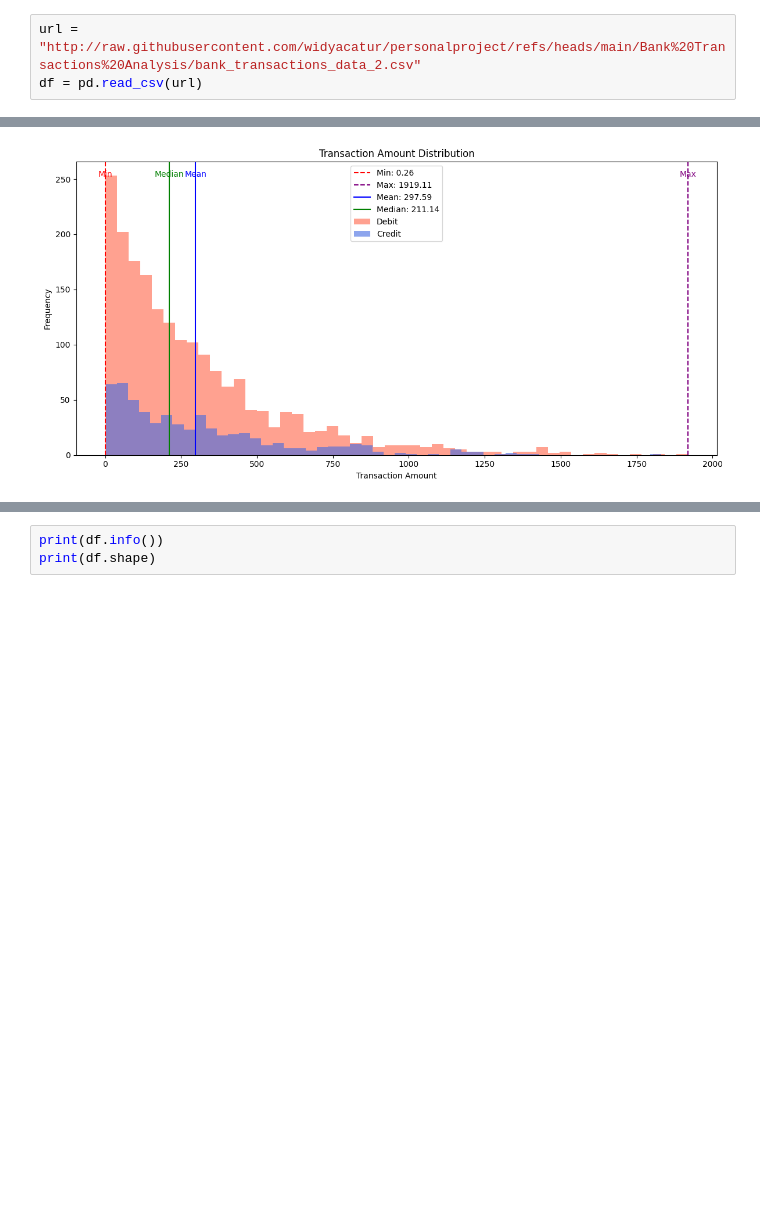
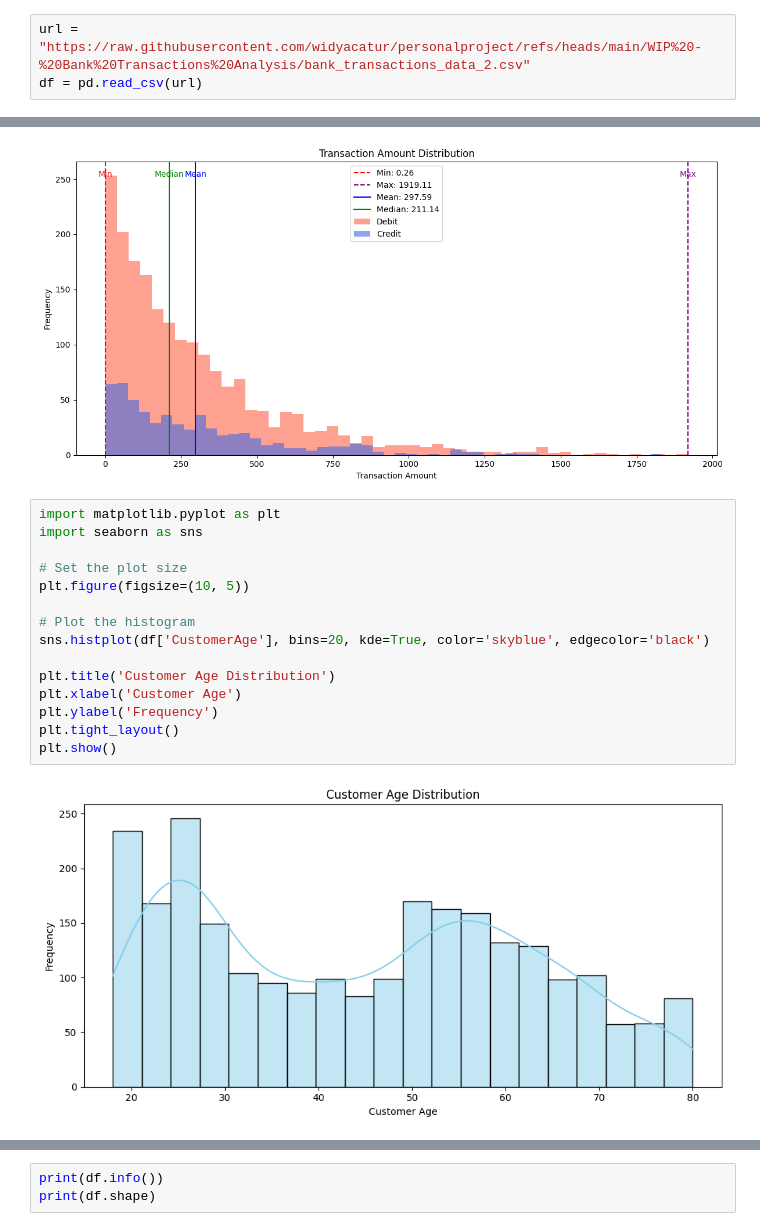
Before and after one commit to widyacatur/personalproject, a Jupyter notebook: WIP - Bank Transactions Analysis/bank_transaction_analysis.ipynb, the cells around one changed output, grey strips where cells are left out. Drawn from its saved outputs; the diff is of its cells as text; blank space fills up the shorter version.

```diff
--- a/WIP - Bank Transactions Analysis/bank_transaction_analysis.ipynb
+++ b/WIP - Bank Transactions Analysis/bank_transaction_analysis.ipynb
@@ -8,7 +8,7 @@ In this project, We will explore bank transaction data to uncover spending patte
 # %%
 import pandas as pd
 # %%
-url = "http://raw.githubusercontent.com/widyacatur/personalproject/refs/heads/main/Bank%20Transactions%20Analysis/bank_transactions_data_2.csv"
+url = "https://raw.githubusercontent.com/widyacatur/personalproject/refs/heads/main/WIP%20-%20Bank%20Transactions%20Analysis/bank_transactions_data_2.csv"
 df = pd.read_csv(url)
 # %%
 print(df)
@@ -111,3 +111,20 @@ plt.tight_layout()
 plt.show()
 # %% [output]
 [figure]
+# %%
+import matplotlib.pyplot as plt
+import seaborn as sns
+
+# Set the plot size
+plt.figure(figsize=(10, 5))
+
+# Plot the histogram
+sns.histplot(df['CustomerAge'], bins=20, kde=True, color='skyblue', edgecolor='black')
+
+plt.title('Customer Age Distribution')
+plt.xlabel('Customer Age')
+plt.ylabel('Frequency')
+plt.tight_layout()
+plt.show()
+# %% [output]
+[figure, added]
```
Also changed, not shown: parts of 2 cells of this notebook.
